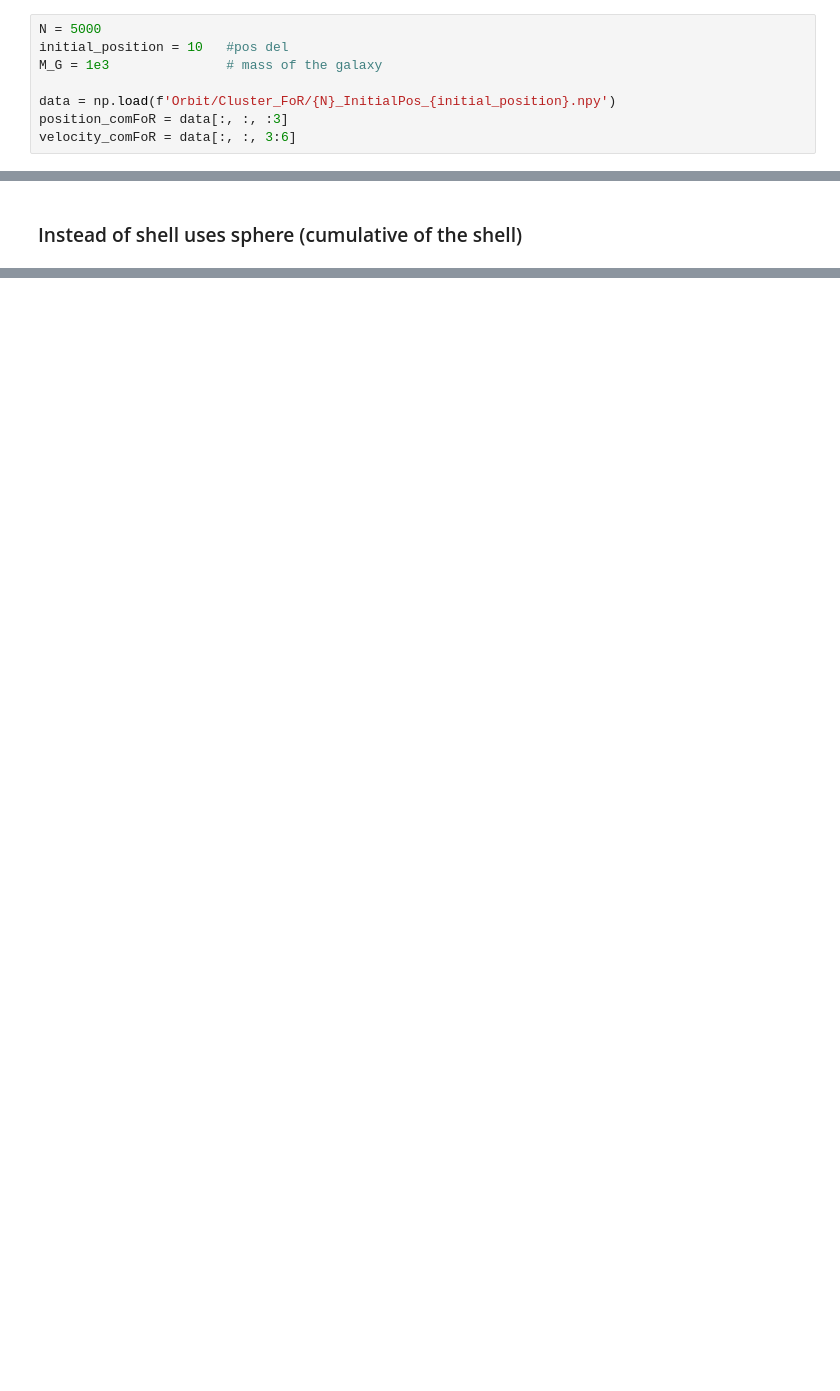
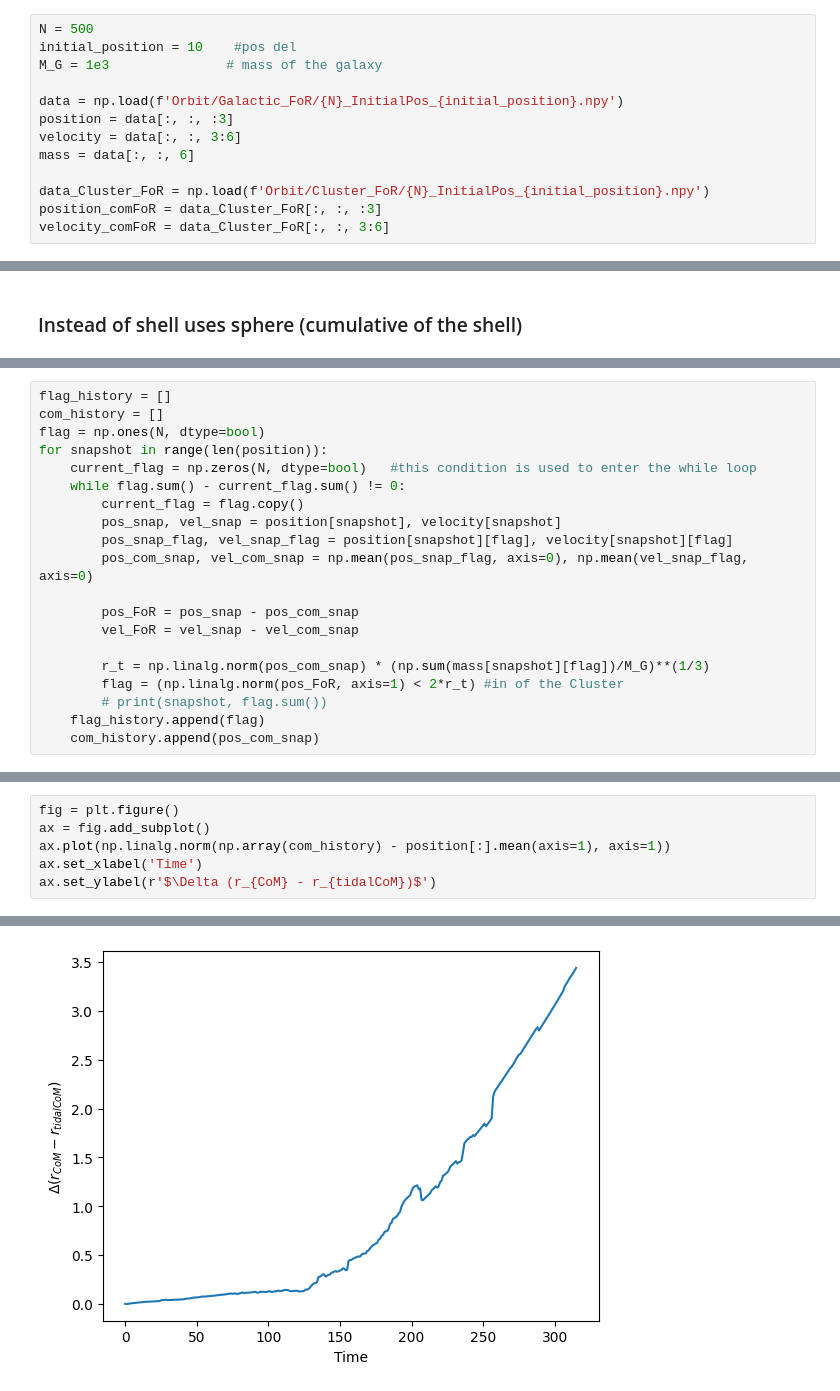
Before and after one commit to Berto70/pod_compastro23, a Jupyter notebook: Project/Analysis.ipynb, the cells around one changed output, grey strips where cells are left out. Drawn from its saved outputs; the diff is of its cells as text; blank space fills up the shorter version.

Commit message:
Add algorithm with recursive tidal radius Center of Mass in Analysis.ipynb

```diff
--- a/Project/Analysis.ipynb
+++ b/Project/Analysis.ipynb
@@ -50,8 +13,13 @@ the density peak of the system?
 # %%
-N = 5000
-initial_position = 10   #pos del
+N = 500
+initial_position = 10    #pos del
 M_G = 1e3               # mass of the galaxy
 
-data = np.load(f'Orbit/Cluster_FoR/{N}_InitialPos_{initial_position}.npy')
-position_comFoR = data[:, :, :3]
-velocity_comFoR = data[:, :, 3:6]
+data = np.load(f'Orbit/Galactic_FoR/{N}_InitialPos_{initial_position}.npy')
+position = data[:, :, :3]
+velocity = data[:, :, 3:6]
+mass = data[:, :, 6]
+
+data_Cluster_FoR = np.load(f'Orbit/Cluster_FoR/{N}_InitialPos_{initial_position}.npy')
+position_comFoR = data_Cluster_FoR[:, :, :3]
+velocity_comFoR = data_Cluster_FoR[:, :, 3:6]
@@ -203,0 +199,20 @@ radius_shell
+# %%
+flag_history = []
+com_history = []
+flag = np.ones(N, dtype=bool)
+for snapshot in range(len(position)):
+    current_flag = np.zeros(N, dtype=bool)   #this condition is used to enter the while loop
+    while flag.sum() - current_flag.sum() != 0:
+        current_flag = flag.copy()
+        pos_snap, vel_snap = position[snapshot], velocity[snapshot]
+        pos_snap_flag, vel_snap_flag = position[snapshot][flag], velocity[snapshot][flag]
+        pos_com_snap, vel_com_snap = np.mean(pos_snap_flag, axis=0), np.mean(vel_snap_flag, axis=0)
+
+        pos_FoR = pos_snap - pos_com_snap
+        vel_FoR = vel_snap - vel_com_snap
+
+        r_t = np.linalg.norm(pos_com_snap) * (np.sum(mass[snapshot][flag])/M_G)**(1/3)
+        flag = (np.linalg.norm(pos_FoR, axis=1) < 2*r_t) #in of the Cluster
+        # print(snapshot, flag.sum())
+    flag_history.append(flag)
+    com_history.append(pos_com_snap)
@@ -203,0 +221,7 @@ radius_shell
+# %%
+fig = plt.figure()
+ax = fig.add_subplot()
+ax.plot(np.linalg.norm(np.array(com_history) - position[:].mean(axis=1), axis=1))
+ax.set_xlabel('Time')
+ax.set_ylabel(r'$\Delta (r_{CoM} - r_{tidalCoM})$')
+# %% [output]
@@ -203,0 +229 @@ radius_shell
+[figure, added]
```
Also changed, not shown: parts of 16 cells of this notebook, 3 other files.
